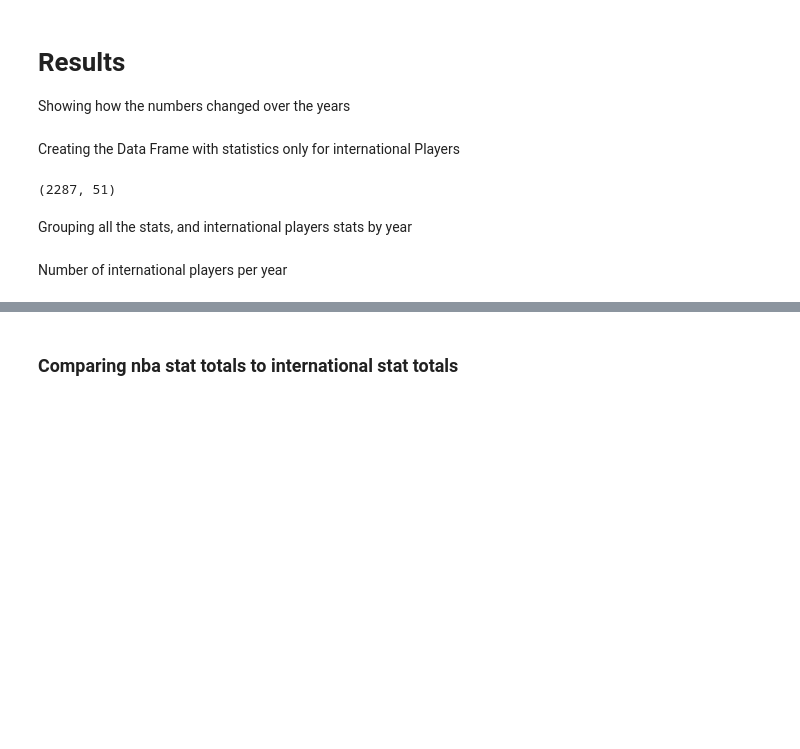
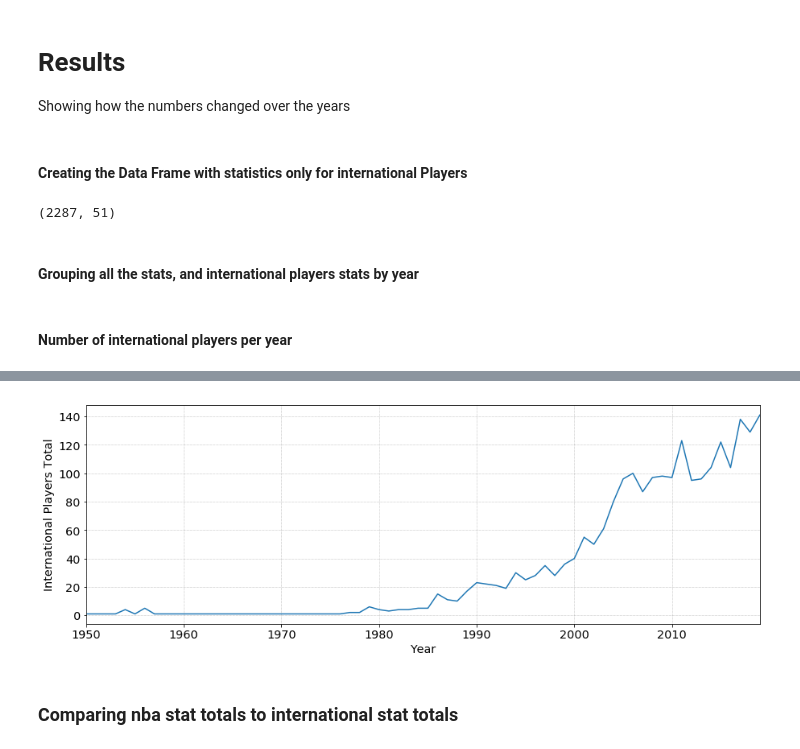
Before and after one commit to krisograbek/nba_international_players, a Jupyter notebook: NBA non-US players.ipynb, the cells around one changed output, grey strips where cells are left out. Drawn from its saved outputs; the diff is of its cells as text; code cells hidden in the pictures; blank space fills up the shorter version.

Commit message:
replace plotly with standard plot, minor cleanups

```diff
--- a/NBA non-US players.ipynb
+++ b/NBA non-US players.ipynb
@@ -44,6 +46,23 @@ cf.set_config_file(theme='white')
 
 # Project specific imports
 from unidecode import unidecode
+# %%
+# plot settings
+# I had to separate this part from import of pyplot,
+# because figure.figsize were ignored
+import matplotlib.pylab as pylab
+params = {'legend.fontsize': 'x-large',
+          'figure.dpi': 72.0,
+          'figure.figsize': (15, 5),
+         'axes.labelsize': 'x-large',
+         'axes.titlesize':'x-large',
+         'axes.grid':True,
+         'xtick.labelsize':'x-large',
+         'ytick.labelsize':'x-large',
+         'grid.color':'gray',
+         'grid.linewidth': 0.5,
+         'grid.linestyle': ':'}
+pylab.rcParams.update(params)
 # %% [markdown]
 # Analysis/Modeling
 ### Import statistics
@@ -431,18 +444,20 @@ Name: Player, dtype: int64
 Showing how the numbers changed over the years
 # %% [markdown]
-Creating the Data Frame with statistics only for international Players
+#### Creating the Data Frame with statistics only for international Players
 # %%
 stati = stat.loc[stat.Player.isin(intp.Player)]
 stati.shape
 # %% [output]
 (2287, 51)
 # %% [markdown]
-Grouping all the stats, and international players stats by year
+#### Grouping all the stats, and international players stats by year
 # %%
 stat_by_year = stat.groupby(stat.Year).sum()
 stati_by_year = stati.groupby(stati.Year).sum()
 # %% [markdown]
-Number of international players per year
+#### Number of international players per year
 # %%
-stati.Player.groupby(stati.Year).count().iplot(kind='line', xTitle='Year', yTitle='International Players total')
+stati.Player.groupby(stati.Year).count().plot();
+plt.ylabel('International Players Total');
+plt.xlabel('Year');
 # %% [output]
@@ -450,3 +464,4 @@ stati.Player.groupby(stati.Year).count().iplot(kind='line', xTitle='Year', yTitl
+[figure, added]
 # %% [markdown]
 ### Comparing nba stat totals to international stat totals
 # %% [markdown]
```
Also changed, not shown: parts of 51 cells of this notebook, 1 other file.
